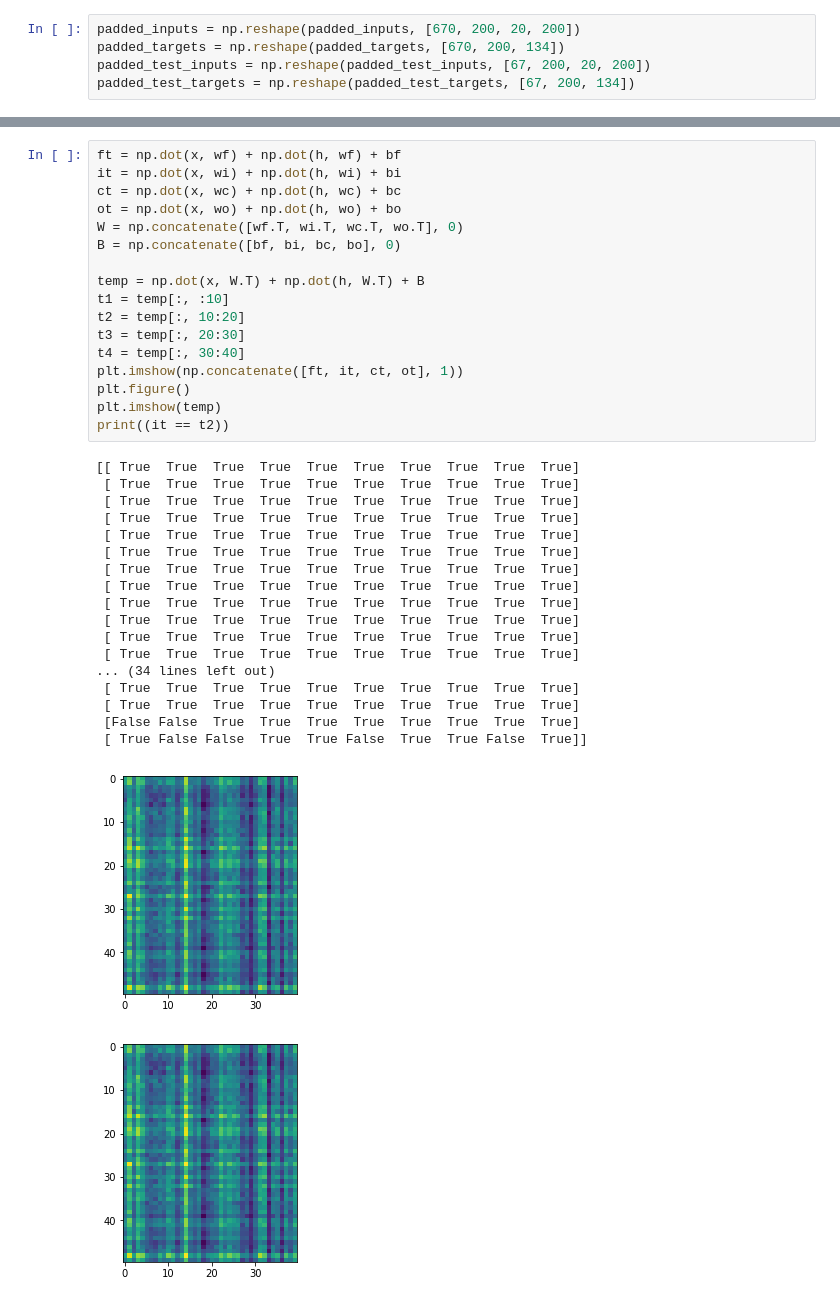
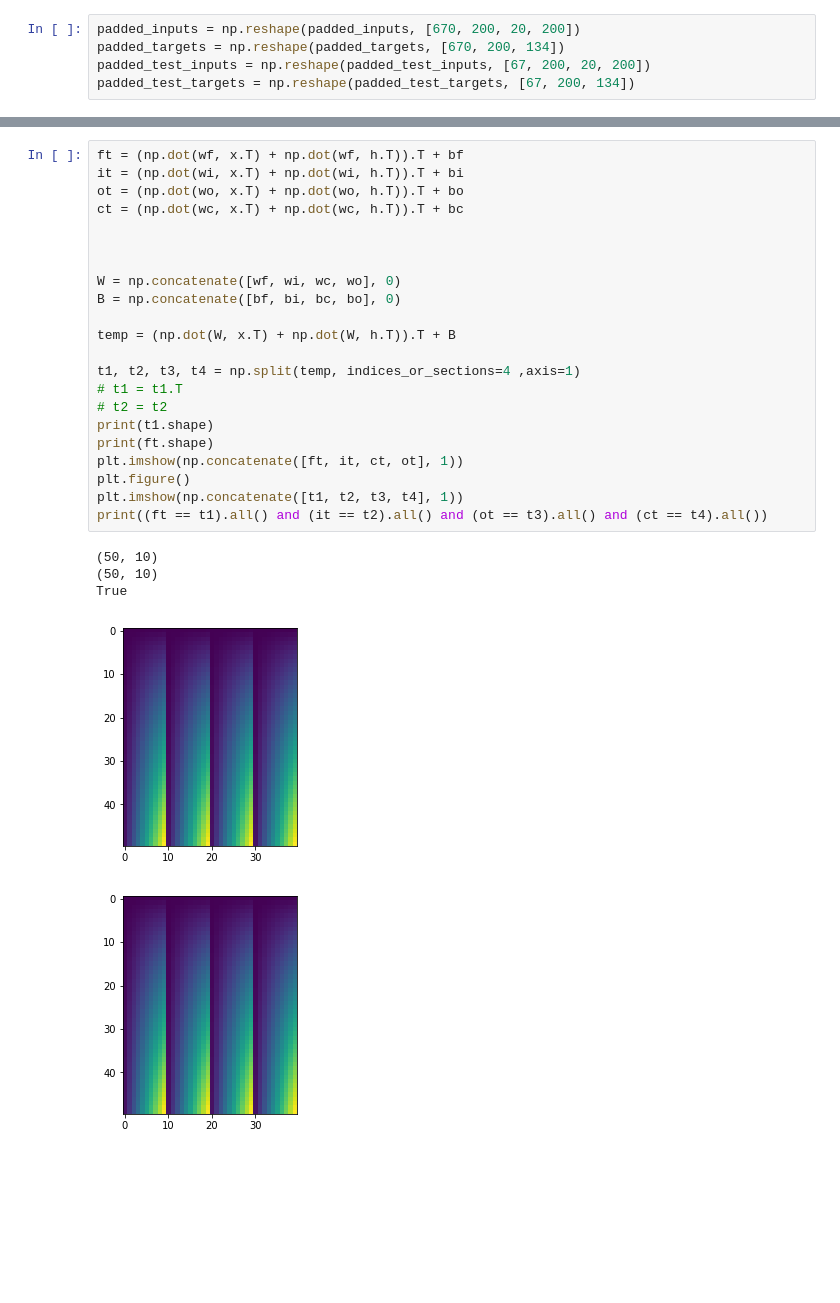
Before and after one commit to ChengBi/toolkit, a Jupyter notebook: notebook/relu_lstm.ipynb, the cells around one changed output, grey strips where cells are left out. Cells and saved outputs as stored; diff of their text form; blank space fills up the shorter version.

```diff
--- a/notebook/relu_lstm.ipynb
+++ b/notebook/relu_lstm.ipynb
@@ -223,37 +226,28 @@ h = np.random.random((batch, size))
 # %%
-ft = np.dot(x, wf) + np.dot(h, wf) + bf
-it = np.dot(x, wi) + np.dot(h, wi) + bi
-ct = np.dot(x, wc) + np.dot(h, wc) + bc
-ot = np.dot(x, wo) + np.dot(h, wo) + bo
-W = np.concatenate([wf.T, wi.T, wc.T, wo.T], 0)
+ft = (np.dot(wf, x.T) + np.dot(wf, h.T)).T + bf
+it = (np.dot(wi, x.T) + np.dot(wi, h.T)).T + bi
+ot = (np.dot(wo, x.T) + np.dot(wo, h.T)).T + bo
+ct = (np.dot(wc, x.T) + np.dot(wc, h.T)).T + bc
+
+
+
+W = np.concatenate([wf, wi, wc, wo], 0)
 B = np.concatenate([bf, bi, bc, bo], 0)
 
-temp = np.dot(x, W.T) + np.dot(h, W.T) + B
-t1 = temp[:, :10]
-t2 = temp[:, 10:20]
-t3 = temp[:, 20:30]
-t4 = temp[:, 30:40]
+temp = (np.dot(W, x.T) + np.dot(W, h.T)).T + B
+
+t1, t2, t3, t4 = np.split(temp, indices_or_sections=4 ,axis=1)
+# t1 = t1.T
+# t2 = t2
+print(t1.shape)
+print(ft.shape)
 plt.imshow(np.concatenate([ft, it, ct, ot], 1))
 plt.figure()
-plt.imshow(temp)
-print((it == t2))
+plt.imshow(np.concatenate([t1, t2, t3, t4], 1))
+print((ft == t1).all() and (it == t2).all() and (ot == t3).all() and (ct == t4).all())
 # %% [output]
-[[ True  True  True  True  True  True  True  True  True  True]
- [ True  True  True  True  True  True  True  True  True  True]
- [ True  True  True  True  True  True  True  True  True  True]
- [ True  True  True  True  True  True  True  True  True  True]
- [ True  True  True  True  True  True  True  True  True  True]
- [ True  True  True  True  True  True  True  True  True  True]
- [ True  True  True  True  True  True  True  True  True  True]
- [ True  True  True  True  True  True  True  True  True  True]
- [ True  True  True  True  True  True  True  True  True  True]
- [ True  True  True  True  True  True  True  True  True  True]
- [ True  True  True  True  True  True  True  True  True  True]
- [ True  True  True  True  True  True  True  True  True  True]
-... (34 lines left out)
- [ True  True  True  True  True  True  True  True  True  True]
- [ True  True  True  True  True  True  True  True  True  True]
- [False False  True  True  True  True  True  True  True  True]
- [ True False False  True  True False  True  True False  True]]
+(50, 10)
+(50, 10)
+True
-[figure, old version]
+[figure, new version]
-[figure, old version]
+[figure, new version]
```
Also changed, not shown: parts of 5 cells of this notebook, 3 other files.
